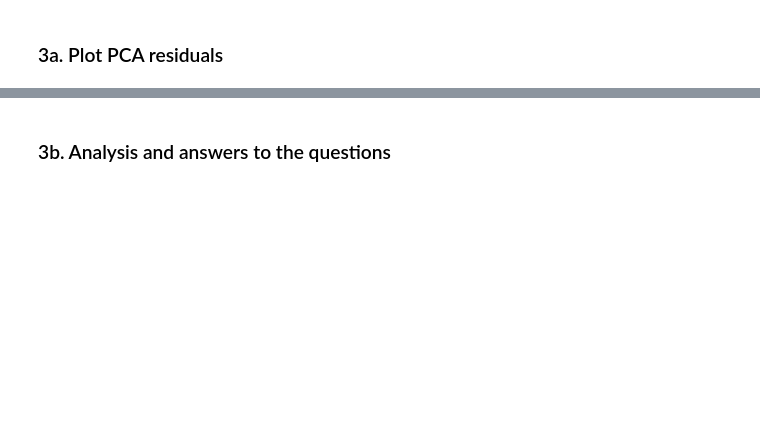
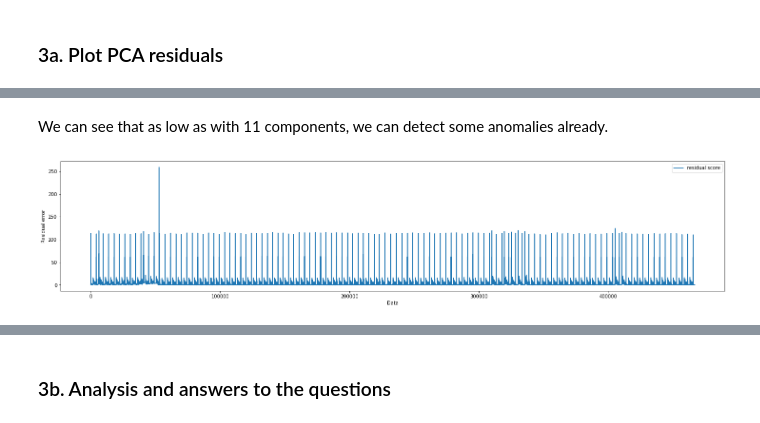
Before and after one commit to kponichtera/cs4035-cda, a Jupyter notebook: lab2/pca_reg.ipynb, the cells around one changed output, grey strips where cells are left out. Saved outputs shown, nothing was run; the diff lists cells and outputs as text; code cells hidden in the pictures; blank space fills up the shorter version.

```diff
--- a/lab2/pca_reg.ipynb
+++ b/lab2/pca_reg.ipynb
@@ -319,0 +255,8 @@ df_predictons.to_csv('data/submission.csv', index=False)
+# %% [markdown]
+We can see that as low as with 11 components, we can detect some anomalies already.
+# %%
+n_comp = 11
+pca, residuals = apply_pca(df_train, n_comp)
+plot_res(residuals)
+# %% [output]
+[figure, added]
```
Also changed, not shown: parts of 30 cells of this notebook.
